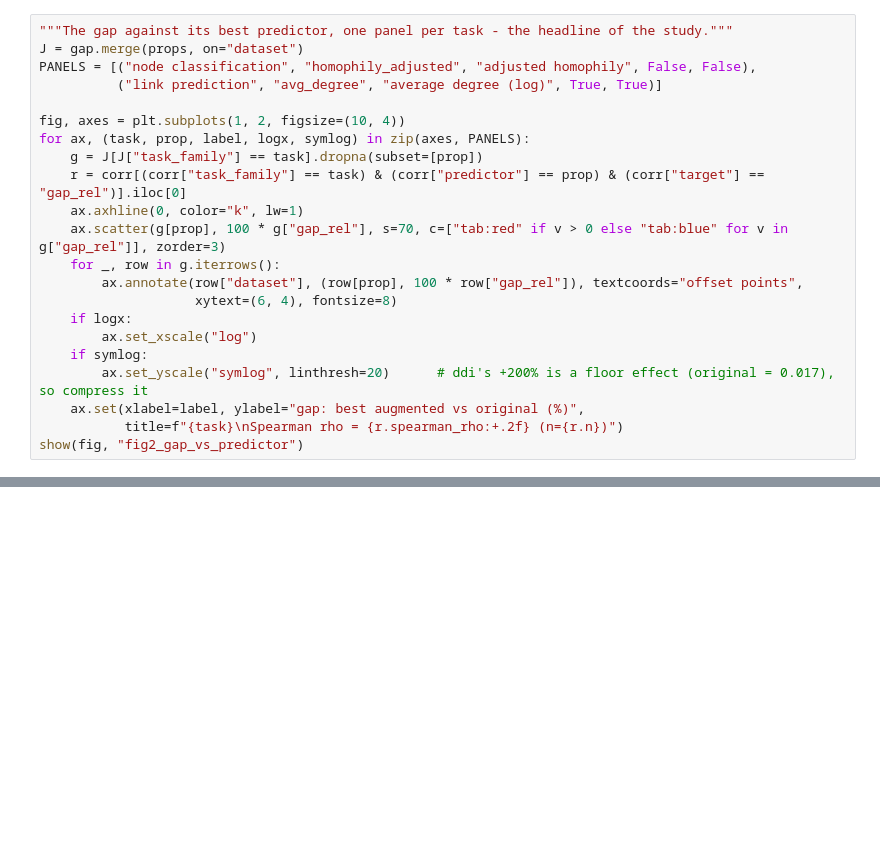
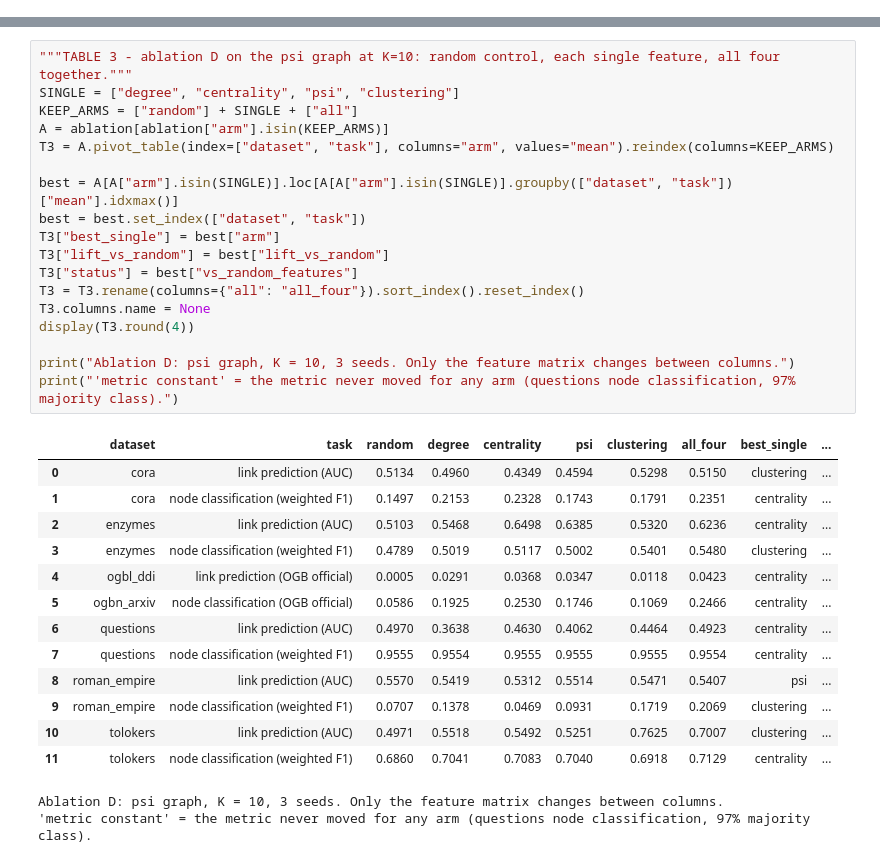
Before and after one commit to SafiUllahAdam/Structure-Aware-Graph-Augmentation-for-GNNs, a Jupyter notebook: notebooks/5-phase5_characterization.ipynb, the cells around one changed output, grey strips where cells are left out. Drawn from its saved outputs; the diff is of its cells as text; blank space fills up the shorter version.

```diff
--- a/notebooks/5-phase5_characterization.ipynb
+++ b/notebooks/5-phase5_characterization.ipynb
@@ -151,22 +0,0 @@ The gap — best role graph minus original, as a share of the original — again
-# %%
-"""The gap against its best predictor, one panel per task - the headline of the study."""
-J = gap.merge(props, on="dataset")
-PANELS = [("node classification", "homophily_adjusted", "adjusted homophily", False, False),
-          ("link prediction", "avg_degree", "average degree (log)", True, True)]
-
-fig, axes = plt.subplots(1, 2, figsize=(10, 4))
-for ax, (task, prop, label, logx, symlog) in zip(axes, PANELS):
-    g = J[J["task_family"] == task].dropna(subset=[prop])
-    r = corr[(corr["task_family"] == task) & (corr["predictor"] == prop) & (corr["target"] == "gap_rel")].iloc[0]
-    ax.axhline(0, color="k", lw=1)
-    ax.scatter(g[prop], 100 * g["gap_rel"], s=70, c=["tab:red" if v > 0 else "tab:blue" for v in g["gap_rel"]], zorder=3)
-    for _, row in g.iterrows():
-        ax.annotate(row["dataset"], (row[prop], 100 * row["gap_rel"]), textcoords="offset points",
-                    xytext=(6, 4), fontsize=8)
-    if logx:
-        ax.set_xscale("log")
-    if symlog:
-        ax.set_yscale("symlog", linthresh=20)      # ddi's +200% is a floor effect (original = 0.017), so compress it
-    ax.set(xlabel=label, ylabel="gap: best augmented vs original (%)",
-           title=f"{task}\nSpearman rho = {r.spearman_rho:+.2f} (n={r.n})")
-show(fig, "fig2_gap_vs_predictor")
@@ -408,0 +302,34 @@ Rules apply to link prediction only. Node classification never augments, so no r
+# %%
+"""TABLE 3 - ablation D on the psi graph at K=10: random control, each single feature, all four together."""
+SINGLE = ["degree", "centrality", "psi", "clustering"]
+KEEP_ARMS = ["random"] + SINGLE + ["all"]
+A = ablation[ablation["arm"].isin(KEEP_ARMS)]
+T3 = A.pivot_table(index=["dataset", "task"], columns="arm", values="mean").reindex(columns=KEEP_ARMS)
+
+best = A[A["arm"].isin(SINGLE)].loc[A[A["arm"].isin(SINGLE)].groupby(["dataset", "task"])["mean"].idxmax()]
+best = best.set_index(["dataset", "task"])
+T3["best_single"] = best["arm"]
+T3["lift_vs_random"] = best["lift_vs_random"]
+T3["status"] = best["vs_random_features"]
+T3 = T3.rename(columns={"all": "all_four"}).sort_index().reset_index()
+T3.columns.name = None
+display(T3.round(4))
+
+print("Ablation D: psi graph, K = 10, 3 seeds. Only the feature matrix changes between columns.")
+print("'metric constant' = the metric never moved for any arm (questions node classification, 97% majority class).")
+# %% [output]
+|  | dataset | task | random | degree | centrality | psi | clustering | all_four | best_single | ... |
+| 0 | cora | link prediction (AUC) | 0.5134 | 0.4960 | 0.4349 | 0.4594 | 0.5298 | 0.5150 | clustering | ... |
+| 1 | cora | node classification (weighted F1) | 0.1497 | 0.2153 | 0.2328 | 0.1743 | 0.1791 | 0.2351 | centrality | ... |
+| 2 | enzymes | link prediction (AUC) | 0.5103 | 0.5468 | 0.6498 | 0.6385 | 0.5320 | 0.6236 | centrality | ... |
+| 3 | enzymes | node classification (weighted F1) | 0.4789 | 0.5019 | 0.5117 | 0.5002 | 0.5401 | 0.5480 | clustering | ... |
+| 4 | ogbl_ddi | link prediction (OGB official) | 0.0005 | 0.0291 | 0.0368 | 0.0347 | 0.0118 | 0.0423 | centrality | ... |
+| 5 | ogbn_arxiv | node classification (OGB official) | 0.0586 | 0.1925 | 0.2530 | 0.1746 | 0.1069 | 0.2466 | centrality | ... |
+| 6 | questions | link prediction (AUC) | 0.4970 | 0.3638 | 0.4630 | 0.4062 | 0.4464 | 0.4923 | centrality | ... |
+| 7 | questions | node classification (weighted F1) | 0.9555 | 0.9554 | 0.9555 | 0.9555 | 0.9555 | 0.9554 | centrality | ... |
+| 8 | roman_empire | link prediction (AUC) | 0.5570 | 0.5419 | 0.5312 | 0.5514 | 0.5471 | 0.5407 | psi | ... |
+| 9 | roman_empire | node classification (weighted F1) | 0.0707 | 0.1378 | 0.0469 | 0.0931 | 0.1719 | 0.2069 | clustering | ... |
+| 10 | tolokers | link prediction (AUC) | 0.4971 | 0.5518 | 0.5492 | 0.5251 | 0.7625 | 0.7007 | clustering | ... |
+| 11 | tolokers | node classification (weighted F1) | 0.6860 | 0.7041 | 0.7083 | 0.7040 | 0.6918 | 0.7129 | centrality | ... |
+Ablation D: psi graph, K = 10, 3 seeds. Only the feature matrix changes between columns.
+'metric constant' = the metric never moved for any arm (questions node classification, 97% majority class).
```
Also changed, not shown: parts of 54 cells of this notebook, 6 other files.
